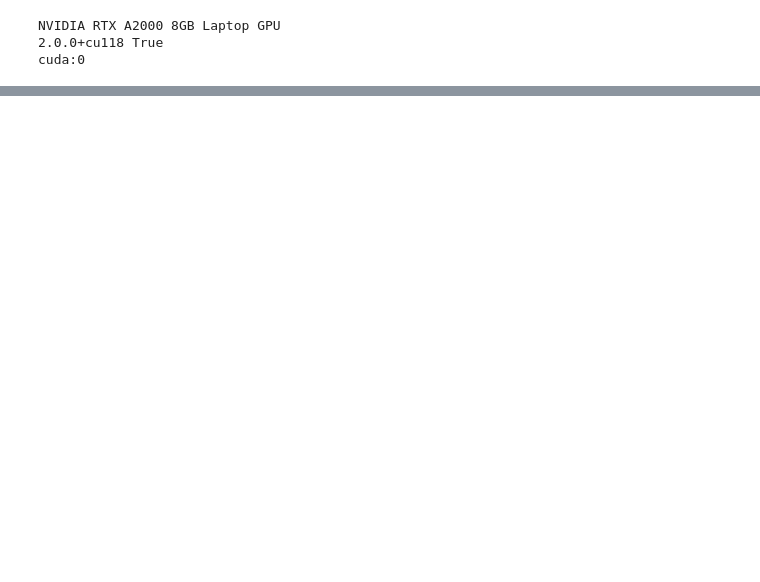
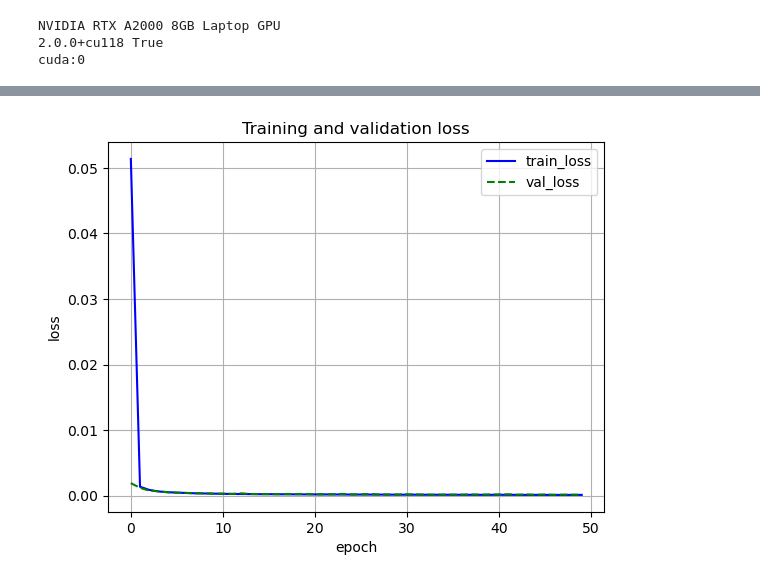
Before and after one commit to ryota0805/ML, a Jupyter notebook: LSTM_MLP.ipynb, the cells around one changed output, grey strips where cells are left out. Drawn from its saved outputs; the diff is of its cells as text; code cells hidden in the pictures; blank space fills up the shorter version.

```diff
--- a/LSTM_MLP.ipynb
+++ b/LSTM_MLP.ipynb
@@ -65,5 +57,5 @@ class MyDataset(Dataset):
 # %%
 train_valid_data = MyDataset(input_data_1, input_data_2, output_data)
 
-val_size = 2000
+val_size = int(0.2 * len(train_valid_data))
 train_data, val_data = torch.utils.data.random_split(train_valid_data, [len(train_valid_data)-val_size, val_size])
@@ -89,5 +66,5 @@ train_data[0]
 # %%
-batch_size = 1
+batch_size = 256
 
 dataloader_train = torch.utils.data.DataLoader(
     train_data,
@@ -207,0 +192,32 @@ torch.Tensor
+# %%
+#ハイパーパラメータの設定
+input1_size =  2
+hidden1_size = 64
+output1_size = 2
+
+input2_size = 6
+hidden2_size = 32
+output2_size = 16
+
+input_size = 29 * output1_size + output2_size
+hidden_size = 32
+output_size = 2
+
+num_layers = 1
+learning_rate = 0.001
+num_epochs = 50
+
+
+# モデルの定義
+model = LSTM_MLP(
+        input1_size,
+        input2_size,
+        input_size,
+        hidden1_size,
+        hidden2_size,
+        hidden_size,
+        output1_size,
+        output2_size,
+        output_size,
+        num_layers
+        ).to(device)
@@ -207,0 +303,11 @@ torch.Tensor
+# %%
+plt.figure()
+plt.plot(range(num_epochs), train_loss_list, color='blue', linestyle='-', label='train_loss')
+plt.plot(range(num_epochs), val_loss_list, color='green', linestyle='--', label='val_loss')
+plt.legend()
+plt.xlabel('epoch')
+plt.ylabel('loss')
+plt.title('Training and validation loss')
+plt.grid()
+# %% [output]
+[figure, added]
```
Also changed, not shown: parts of 23 cells of this notebook, 9 other files.
